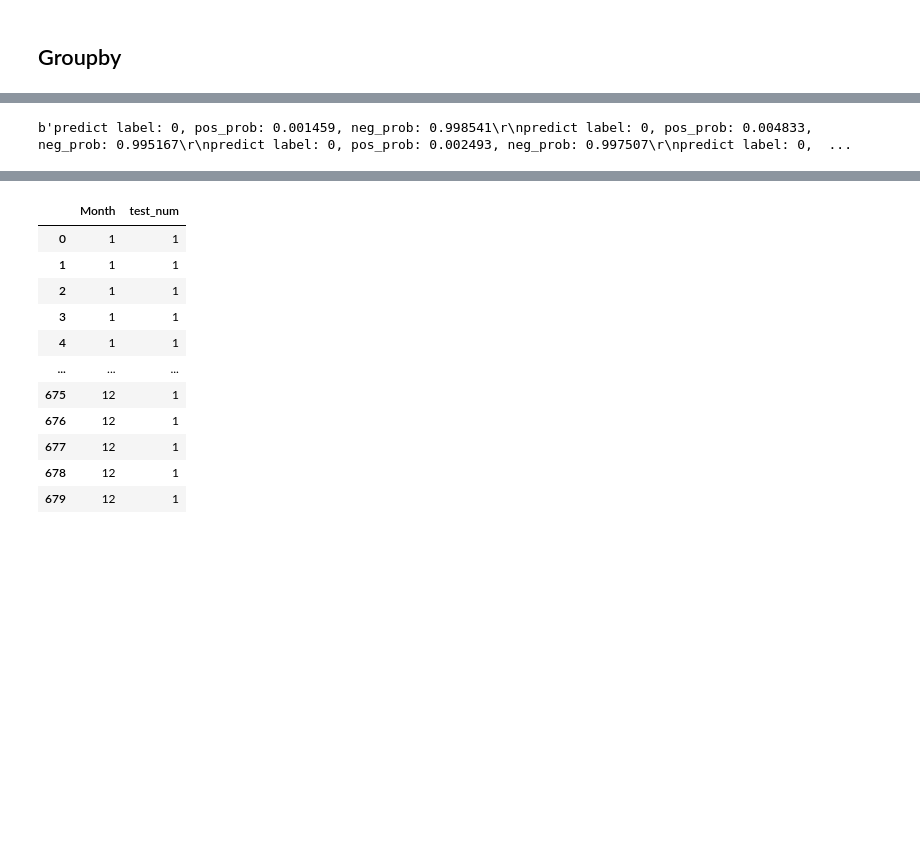
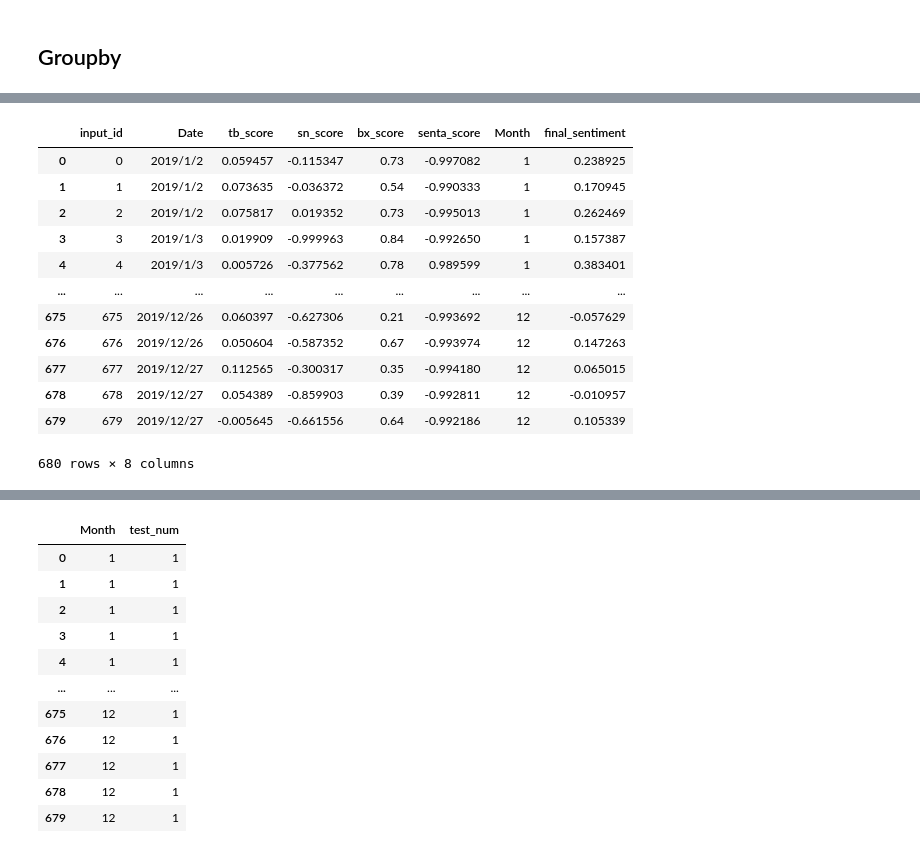
Before and after one commit to tychen5/BERT_chinese_LM_processing, a Jupyter notebook: src/Test.ipynb, the cells around one changed output, grey strips where cells are left out. Cells and saved outputs as stored; diff of their text form; code cells hidden in the pictures; blank space fills up the shorter version.

```diff
--- a/src/Test.ipynb
+++ b/src/Test.ipynb
@@ -141,9 +144,19 @@ import nltk, pickle
 # %%
 %%time
-# tok_news_pd = tokenizerLeo.tokenize(df)
+import pickle
+
+#usage #3
+tok_news_pd = tokenizerLeo.tokenize(df)
+
 # from TokSentLeo.sentimenizerLeo import sentimize
 tok_news_pd = pickle.load(open("../Data/test/tok_news_pd.pkl",'rb'))
+
+#usage #4
 four_algos = sentimenizerLeo.sentimize(tok_news_pd)
+
+four_algos = pickle.load(open("../Data/test/four_algos.pkl",'rb'))
+
+#usage #5
 final_df = scorerLeo.sentiment_score(tok_news_df=tok_news_pd,four_algos=four_algos)
 final_df
 # %% [output]
@@ -181,3 +180,19 @@ KeyError: 'Unnamed: 0'
+# %%
+four_algos
+# %% [output]
+|  | input_id | Date | tb_score | sn_score | bx_score | senta_score | Month | final_sentiment |
+| 0 | 0 | 2019/1/2 | 0.059457 | -0.115347 | 0.73 | -0.997082 | 1 | 0.238925 |
+| 1 | 1 | 2019/1/2 | 0.073635 | -0.036372 | 0.54 | -0.990333 | 1 | 0.170945 |
+| 2 | 2 | 2019/1/2 | 0.075817 | 0.019352 | 0.73 | -0.995013 | 1 | 0.262469 |
+| 3 | 3 | 2019/1/3 | 0.019909 | -0.999963 | 0.84 | -0.992650 | 1 | 0.157387 |
+| 4 | 4 | 2019/1/3 | 0.005726 | -0.377562 | 0.78 | 0.989599 | 1 | 0.383401 |
+| ... | ... | ... | ... | ... | ... | ... | ... | ... |
+| 675 | 675 | 2019/12/26 | 0.060397 | -0.627306 | 0.21 | -0.993692 | 12 | -0.057629 |
+| 676 | 676 | 2019/12/26 | 0.050604 | -0.587352 | 0.67 | -0.993974 | 12 | 0.147263 |
+| 677 | 677 | 2019/12/27 | 0.112565 | -0.300317 | 0.35 | -0.994180 | 12 | 0.065015 |
+| 678 | 678 | 2019/12/27 | 0.054389 | -0.859903 | 0.39 | -0.992811 | 12 | -0.010957 |
+| 679 | 679 | 2019/12/27 | -0.005645 | -0.661556 | 0.64 | -0.992186 | 12 | 0.105339 |
+680 rows × 8 columns
 # %%
 import subprocess
 senta_path = "./TokSentLeo/Senta/senta.txt"
@@ -188,7 +203,3 @@ cmd = ["conda","activate","Env_Leo","&&","python","./TokSentLeo/Senta/sentiment_
 p = subprocess.Popen(cmd,stderr=subprocess.PIPE,stdout=subprocess.PIPE,shell=True) #,shell=True
 out, err = p.communicate()
 fourth_algo = pickle.load(open(fourth_algo_checkpoint, 'rb'))
-# %%
-out
-# %% [output]
-b'predict label: 0, pos_prob: 0.001459, neg_prob: 0.998541\r\npredict label: 0, pos_prob: 0.004833, neg_prob: 0.995167\r\npredict label: 0, pos_prob: 0.002493, neg_prob: 0.997507\r\npredict label: 0,  ...
```
Also changed, not shown: parts of 5 cells of this notebook, 3 other files.
